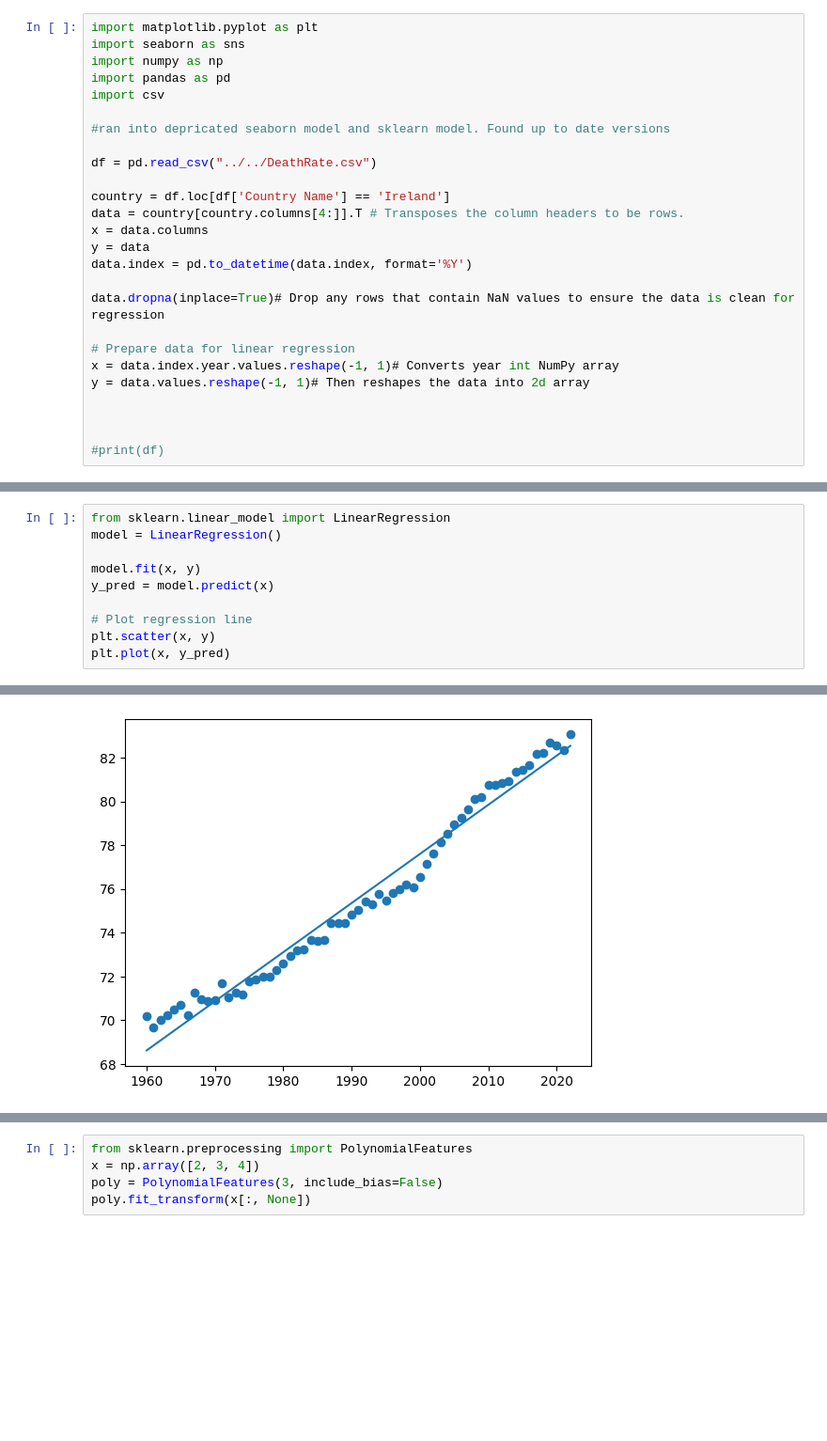
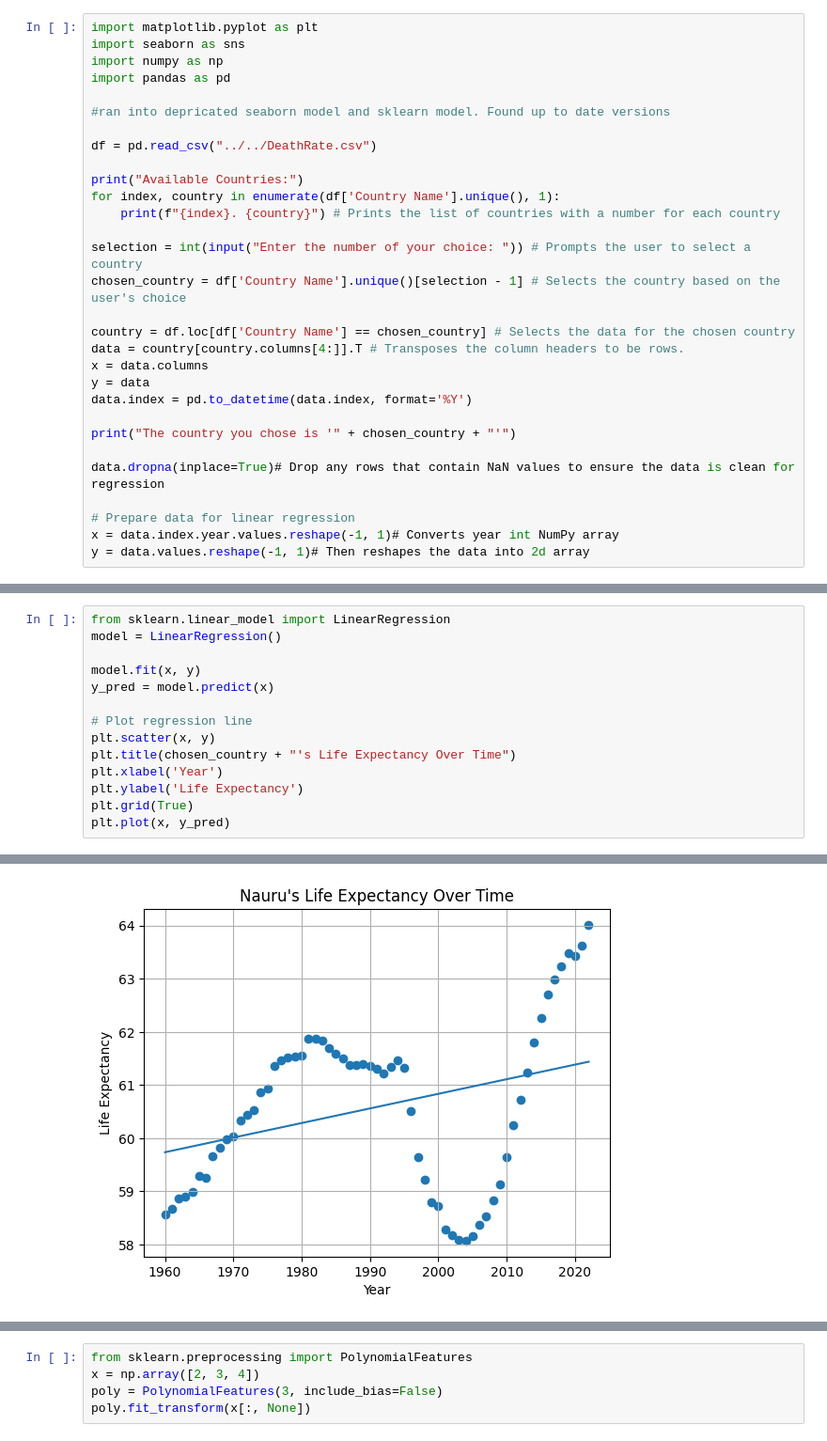
Before and after one commit to RonanGreen1/Data_Science, a Jupyter notebook: Linear Regression/LR.ipynb, the cells around one changed output, grey strips where cells are left out. Shown at 94% size. Cells and saved outputs as stored; diff of their text form; blank space fills up the shorter version.

```diff
--- a/Linear Regression/LR.ipynb
+++ b/Linear Regression/LR.ipynb
@@ -3,24 +3,28 @@ import matplotlib.pyplot as plt
 import seaborn as sns
 import numpy as np
 import pandas as pd
-import csv
 
 #ran into depricated seaborn model and sklearn model. Found up to date versions
 
 df = pd.read_csv("../../DeathRate.csv")
 
-country = df.loc[df['Country Name'] == 'Ireland']
+print("Available Countries:")
+for index, country in enumerate(df['Country Name'].unique(), 1):
+    print(f"{index}. {country}") # Prints the list of countries with a number for each country
+
+selection = int(input("Enter the number of your choice: ")) # Prompts the user to select a country
+chosen_country = df['Country Name'].unique()[selection - 1] # Selects the country based on the user's choice
+
+country = df.loc[df['Country Name'] == chosen_country] # Selects the data for the chosen country
 data = country[country.columns[4:]].T # Transposes the column headers to be rows.
 x = data.columns
 y = data
 data.index = pd.to_datetime(data.index, format='%Y')
+
+print("The country you chose is '" + chosen_country + "'")
 
 data.dropna(inplace=True)# Drop any rows that contain NaN values to ensure the data is clean for regression
 
 # Prepare data for linear regression
 x = data.index.year.values.reshape(-1, 1)# Converts year int NumPy array
 y = data.values.reshape(-1, 1)# Then reshapes the data into 2d array
-
-
-
-#print(df)
@@ -38,5 +67,9 @@ y_pred = model.predict(x)
 
 # Plot regression line
 plt.scatter(x, y)
+plt.title(chosen_country + "'s Life Expectancy Over Time")
+plt.xlabel('Year')
+plt.ylabel('Life Expectancy')
+plt.grid(True)
 plt.plot(x, y_pred)
 # %% [output]
@@ -44,4 +82,4 @@ plt.plot(x, y_pred)
-[figure, old version]
+[figure, new version]
 # %%
 print("Model slope:    ", model.coef_[0])
 print("Model intercept:", model.intercept_)
```
Also changed, not shown: parts of 7 cells of this notebook.
